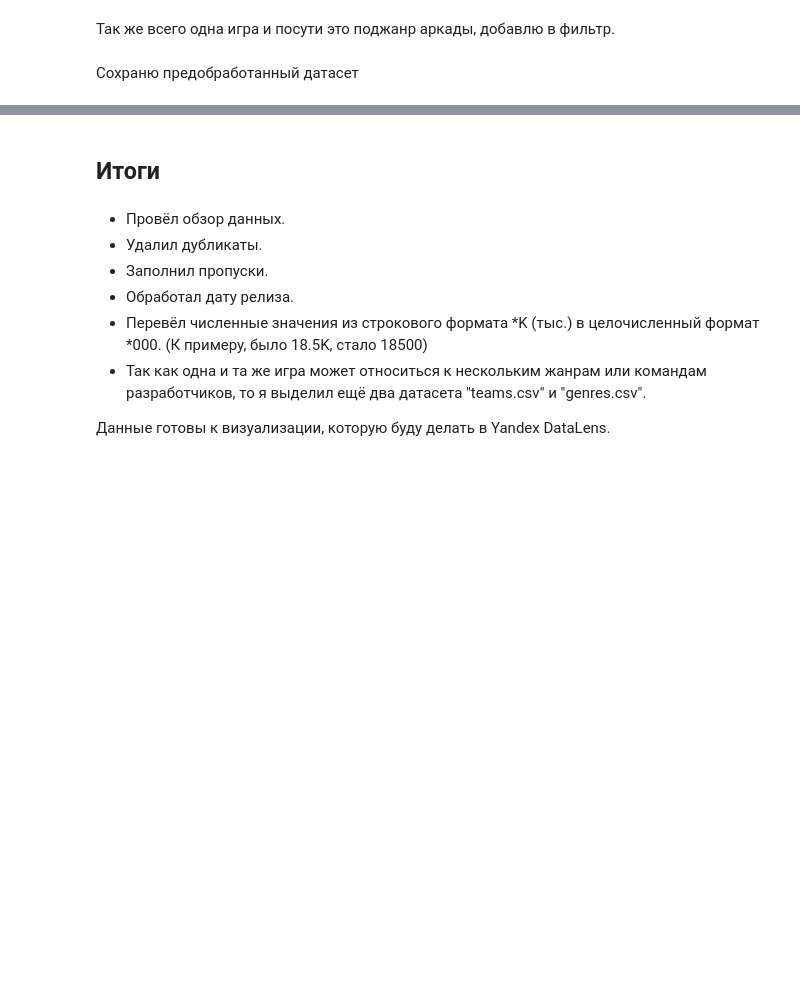
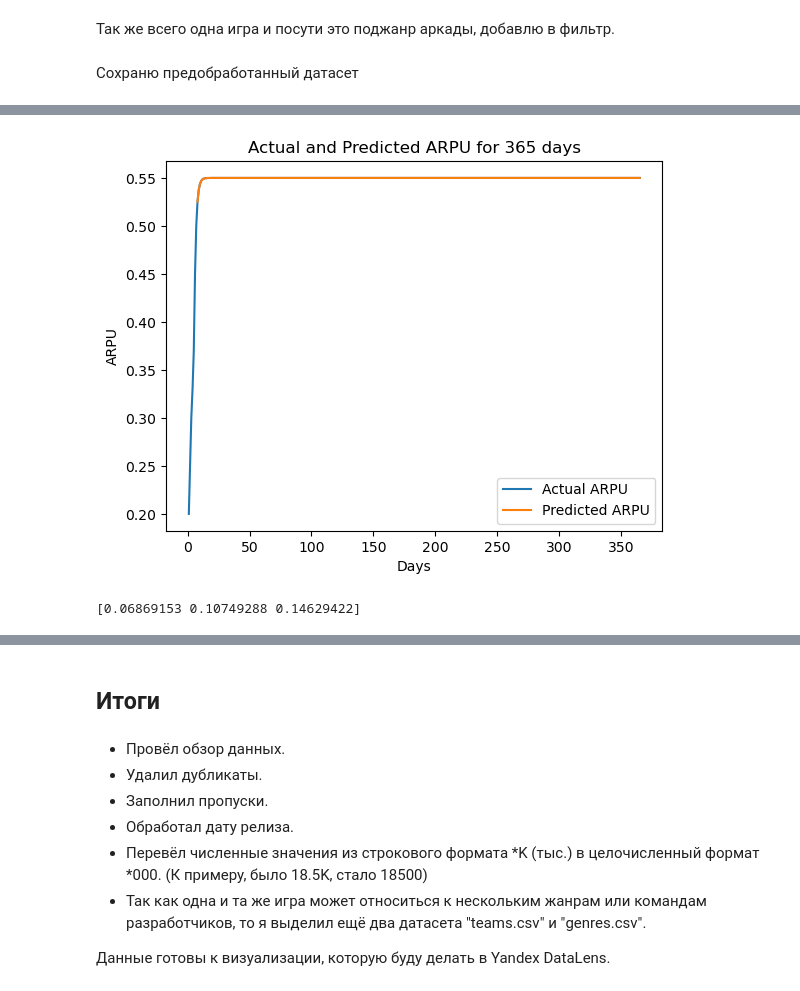
Before and after one commit to FedorSafonov/Projects, a Jupyter notebook: Pet-projects/Popular_Video_Games_1980-2023/games.ipynb, the cells around one changed output, grey strips where cells are left out. Drawn from its saved outputs; the diff is of its cells as text; code cells hidden in the pictures; blank space fills up the shorter version.

```diff
--- a/Pet-projects/Popular_Video_Games_1980-2023/games.ipynb
+++ b/Pet-projects/Popular_Video_Games_1980-2023/games.ipynb
@@ -357,0 +414,49 @@ adventures.to_csv('adventures')
+# %%
+import matplotlib.pyplot as plt
+
+arpu = [0.2, 0.25, 0.3, 0.33, 0.37, 0.45, 0.5]
+predicted_arpu = []
+
+for i in range(7, 365):
+    arpu_n = arpu[-1] + ((arpu[-1] - arpu[-2]) / 2)
+    predicted_arpu.append(arpu_n)
+    arpu.append(arpu_n)
+
+plt.plot(range(1, len(arpu)+1), arpu, label='Actual ARPU')
+plt.plot(range(8, len(predicted_arpu)+8), predicted_arpu, label='Predicted ARPU')
+plt.xlabel('Days')
+plt.ylabel('ARPU')
+plt.title('Actual and Predicted ARPU for 365 days')
+plt.legend()
+plt.show()
+# %% [output]
+[figure, added]
+# %%
+import numpy as np
+import pandas as pd
+from sklearn.linear_model import LinearRegression
+
+# Создаем DataFrame с данными
+data = {'Day': [1, 3, 7, 14, 28],
+        'Cumulative_ARPU': [0.022, 0.033, 0.047, 0.055, 0.061]}
+df = pd.DataFrame(data)
+
+# Разделяем данные на признаки и целевую переменную
+X = df[['Day']]
+y = df['Cumulative_ARPU']
+
+# Создаем модель линейной регрессии
+model = LinearRegression()
+
+# Обучаем модель на тренировочных данных
+model.fit(X, y)
+
+# Предсказываем накопительный ARPU для новых данных
+new_data = {'Day': [30, 60, 90]}
+new_X = pd.DataFrame(new_data)
+predicted_ARPU = model.predict(new_X)
+
+# Выводим предсказанный накопительный ARPU
+print(predicted_ARPU)
+# %% [output]
+[0.06869153 0.10749288 0.14629422]
```
Also changed, not shown: parts of 14 cells of this notebook, 2 other files.
